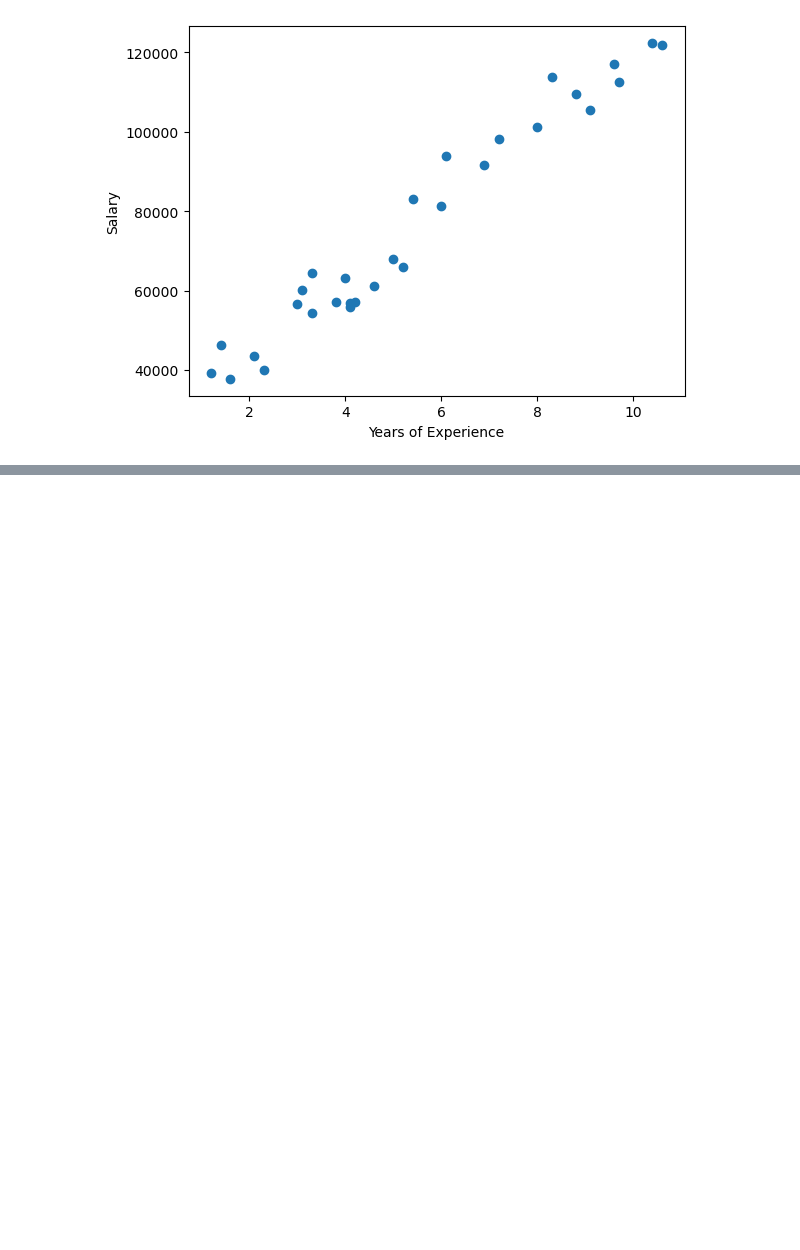
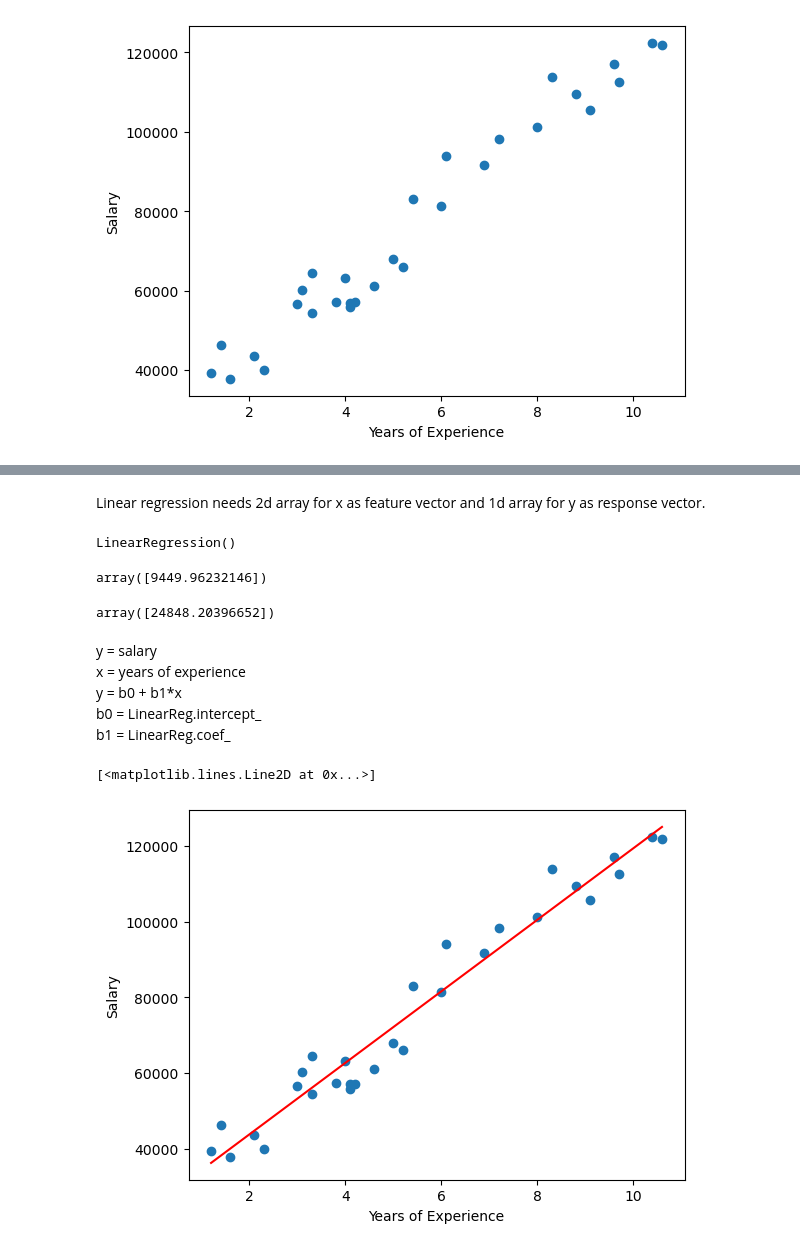
Before and after one commit to animeshmaiti/AI-Python, a Jupyter notebook: linear-regression/linear-regression.ipynb, the cells around one changed output, grey strips where cells are left out. Saved outputs shown, nothing was run; the diff lists cells and outputs as text; code cells hidden in the pictures; blank space fills up the shorter version.

```diff
--- a/linear-regression/linear-regression.ipynb
+++ b/linear-regression/linear-regression.ipynb
@@ -69,0 +29,3 @@ plot_regression_line(x, y, b)
+# %%
+x=np.array(data['YearsExperience']).reshape(-1,1)
+y=np.array(data['Salary'])
@@ -69,0 +54,29 @@ plot_regression_line(x, y, b)
+# %% [markdown]
+Linear regression needs 2d array for x as feature vector and 1d array for y as response vector.
+# %%
+LinearReg=LinearRegression()
+LinearReg.fit(x,y)
+# %% [output]
+LinearRegression()
+# %%
+LinearReg.coef_
+# %% [output]
+array([9449.96232146])
+# %%
+LinearReg.intercept_
+# %% [output]
+array([24848.20396652])
+# %% [markdown]
+y = salary<br>
+x = years of experience<br>
+y = b0 + b1*x<br>
+b0 = LinearReg.intercept_<br>
+b1 = LinearReg.coef_<br>
+# %%
+plt.scatter(data['YearsExperience'], data['Salary'])
+plt.xlabel('Years of Experience')
+plt.ylabel('Salary')
+plt.plot(x,LinearReg.intercept_+LinearReg.coef_*x,color='red')
+# %% [output]
+[<matplotlib.lines.Line2D at 0x...>]
+[figure, added]
```
Also changed, not shown: parts of 6 cells of this notebook.
